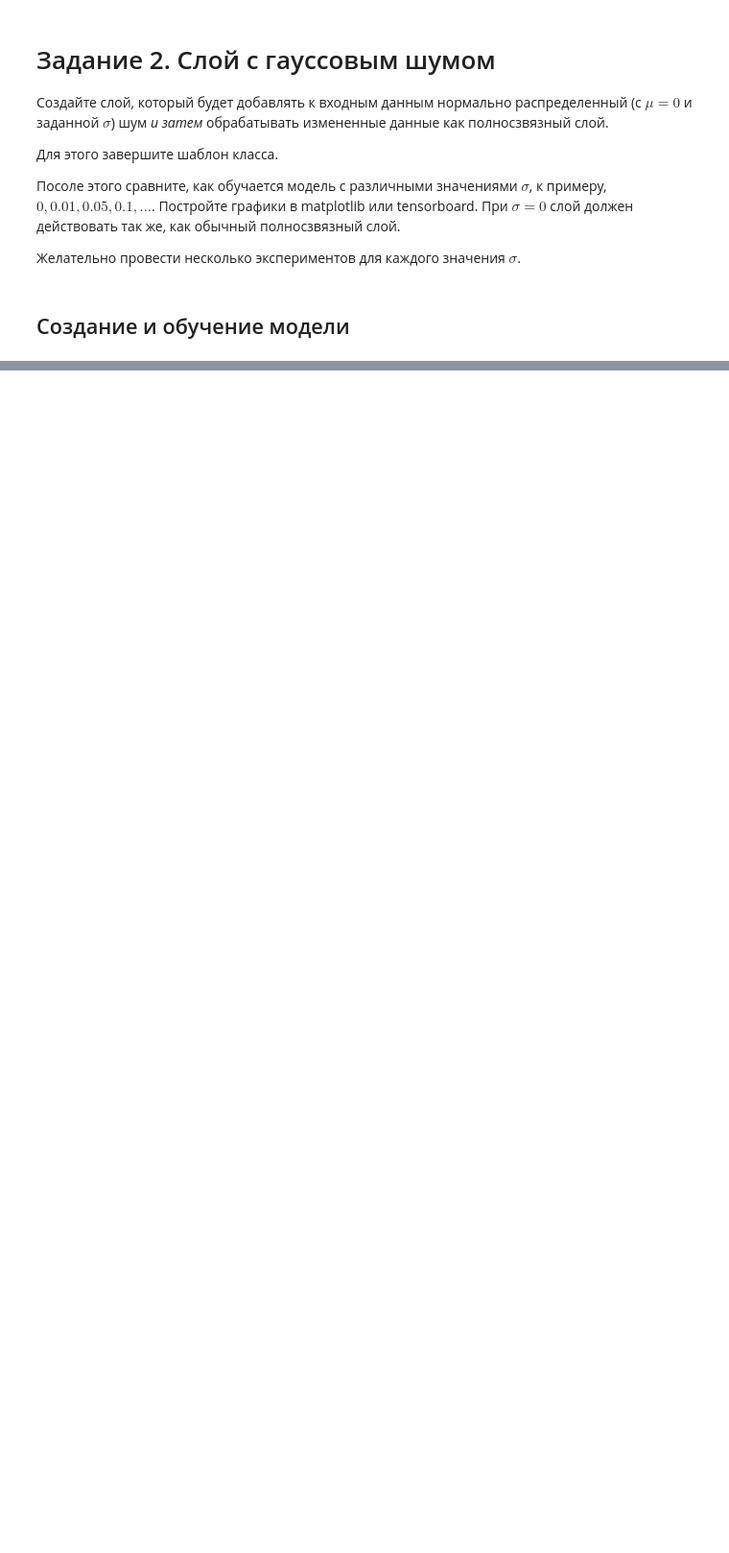
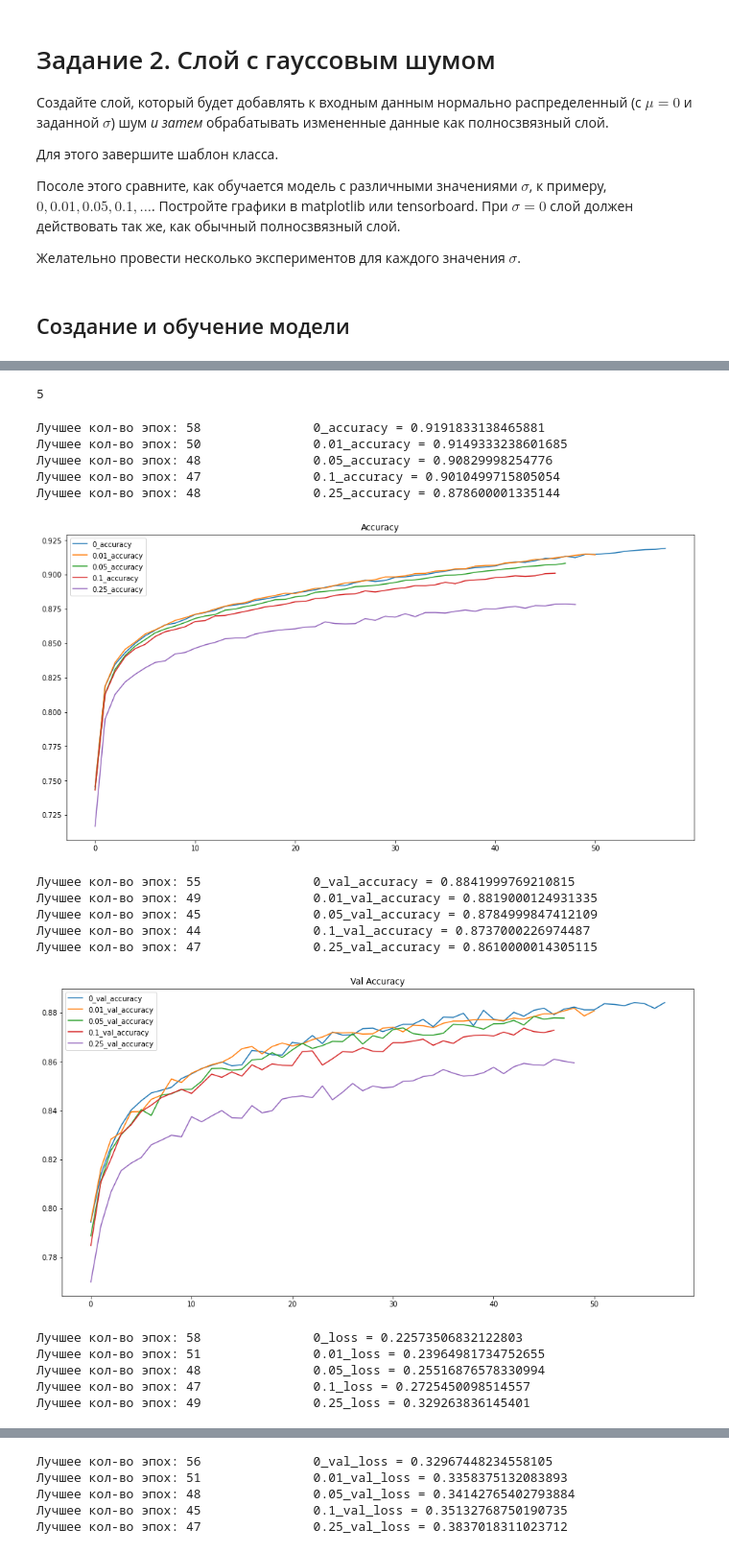
Before and after one commit to VokiVon-P/OTUS_DL, a Jupyter notebook: HW_L05/HW_L05.ipynb, the cells around one changed output, grey strips where cells are left out. Shown at 96% size. Drawn from its saved outputs; the diff is of its cells as text; code cells hidden in the pictures; blank space fills up the shorter version.

```diff
--- a/HW_L05/HW_L05.ipynb
+++ b/HW_L05/HW_L05.ipynb
@@ -154,7 +151,7 @@ model.compile(optimizer=keras.optimizers.SGD(learning_rate=0.01),
 # %% [markdown]
 Передавайте необработанные данные, т.е. `__x_train`, `__x_test`.
 # %%
-early_stopping = callbacks.EarlyStopping(min_delta=0.001, patience=3,
+early_stopping = callbacks.EarlyStopping(min_delta=0.001, patience=5,
                                          restore_best_weights=True)
 
 epochs = 100
@@ -241,7 +235,7 @@ def get_model_with_noise(n_classes, std):
 # %%
 def get_callbacks(log_name):
 
-    early_stopping = callbacks.EarlyStopping(min_delta=0.001, patience=3,
+    early_stopping = callbacks.EarlyStopping(min_delta=0.001, patience=5,
                                              restore_best_weights=True)
 
     tensorboard = tf.keras.callbacks.TensorBoard(log_dir='logs/'+ log_name)
@@ -274,5 +263,6 @@ for std in std_list:
                              )
 
     histrory_gaus_list.append(histrory_gaus)
+    model.save(f'model_gauss_std_{std}.h5')
 # %% [output]
 Epoch 1/100
@@ -298 +293,60 @@ The tensorboard extension is already loaded. To reload it, use:
 [interactive output not drawn]
+# %%
+len(histrory_gaus_list)
+# %% [output]
+5
+# %%
+from matplotlib.pyplot import rcParams
+rcParams['figure.figsize'] = 16, 8
+
+def show_stats(hist, score, label, is_max=True):
+    plt.plot(hist.history[score], label= f'{label}_{score}')
+    if is_max:
+        print(f"Лучшее кол-во эпох: {np.argmax(hist.history[score])+1} \
+              {label}_{score} = {np.max(hist.history[score])}")
+    else:
+        print(f"Лучшее кол-во эпох: {np.argmin(hist.history[score])+1} \
+              {label}_{score} = {np.min(hist.history[score])}")
+# %%
+for std, hist in zip(std_list, histrory_gaus_list):
+    show_stats(hist, 'accuracy', std)
+plt.title('Accuracy')
+plt.legend()
+plt.show()
+
+for std, hist in zip(std_list, histrory_gaus_list):
+    show_stats(hist, 'val_accuracy', std)
+plt.title('Val Accuracy')
+plt.legend()
+plt.show()
+
+
+for std, hist in zip(std_list, histrory_gaus_list):
+    show_stats(hist, 'loss', std, False)
+plt.title('Loss')
+plt.legend()
+plt.show()
+
+for std, hist in zip(std_list, histrory_gaus_list):
+    show_stats(hist, 'val_loss', std, False)
+plt.title('Val_loss')
+plt.legend()
+plt.show()
+# %% [output]
+Лучшее кол-во эпох: 58               0_accuracy = 0.9191833138465881
+Лучшее кол-во эпох: 50               0.01_accuracy = 0.9149333238601685
+Лучшее кол-во эпох: 48               0.05_accuracy = 0.90829998254776
+Лучшее кол-во эпох: 47               0.1_accuracy = 0.9010499715805054
+Лучшее кол-во эпох: 48               0.25_accuracy = 0.878600001335144
+[figure, added]
+Лучшее кол-во эпох: 55               0_val_accuracy = 0.8841999769210815
+Лучшее кол-во эпох: 49               0.01_val_accuracy = 0.8819000124931335
+Лучшее кол-во эпох: 45               0.05_val_accuracy = 0.8784999847412109
+Лучшее кол-во эпох: 44               0.1_val_accuracy = 0.8737000226974487
+Лучшее кол-во эпох: 47               0.25_val_accuracy = 0.8610000014305115
+[figure, added]
+Лучшее кол-во эпох: 58               0_loss = 0.22573506832122803
+Лучшее кол-во эпох: 51               0.01_loss = 0.23964981734752655
+Лучшее кол-во эпох: 48               0.05_loss = 0.25516876578330994
+Лучшее кол-во эпох: 47               0.1_loss = 0.2725450098514557
+Лучшее кол-во эпох: 49               0.25_loss = 0.329263836145401
@@ -298,0 +354,5 @@ The tensorboard extension is already loaded. To reload it, use:
+Лучшее кол-во эпох: 56               0_val_loss = 0.32967448234558105
+Лучшее кол-во эпох: 51               0.01_val_loss = 0.3358375132083893
+Лучшее кол-во эпох: 48               0.05_val_loss = 0.34142765402793884
+Лучшее кол-во эпох: 45               0.1_val_loss = 0.35132768750190735
+Лучшее кол-во эпох: 47               0.25_val_loss = 0.3837018311023712
```
Also changed, not shown: parts of 11 cells of this notebook, 1 other file.
